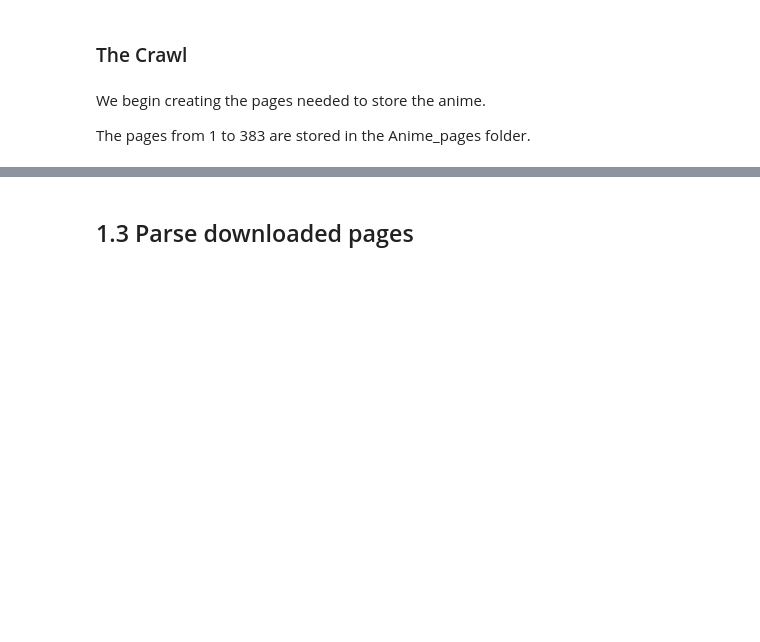
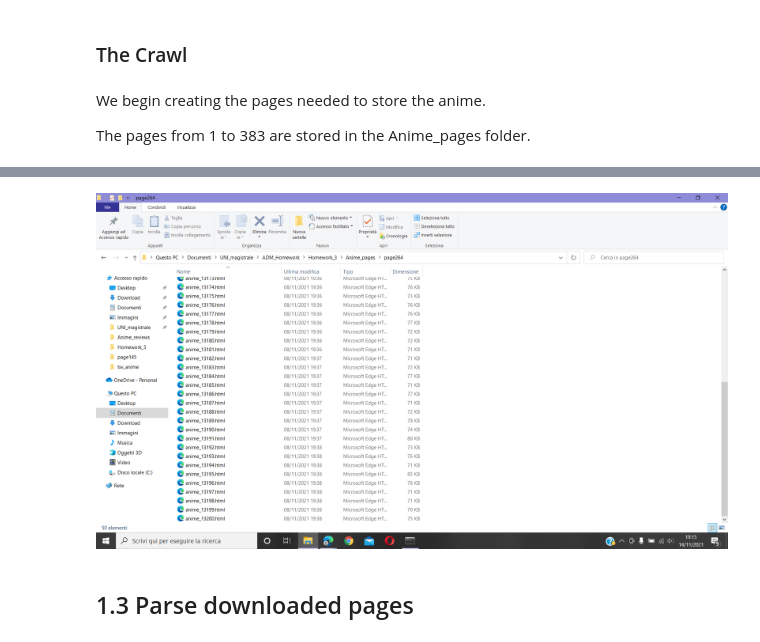
Before and after one commit to giulio-derasmo/Homework-3, a Jupyter notebook: main.ipynb, the cells around one changed output, grey strips where cells are left out. Saved outputs shown, nothing was run; the diff lists cells and outputs as text; code cells hidden in the pictures; blank space fills up the shorter version.

```diff
--- a/main.ipynb
+++ b/main.ipynb
@@ -109,3 +122,8 @@ for page in tqdm(range(0, 130)):
+# %%
+myImage = Image.open("Screenshot1.png");
+myImage
+# %% [output]
+[figure, added]
 # %% [markdown]
 ## 1.3 Parse downloaded pages
 # %% [markdown]
```
Also changed, not shown: parts of 109 cells of this notebook, 1 other file.
